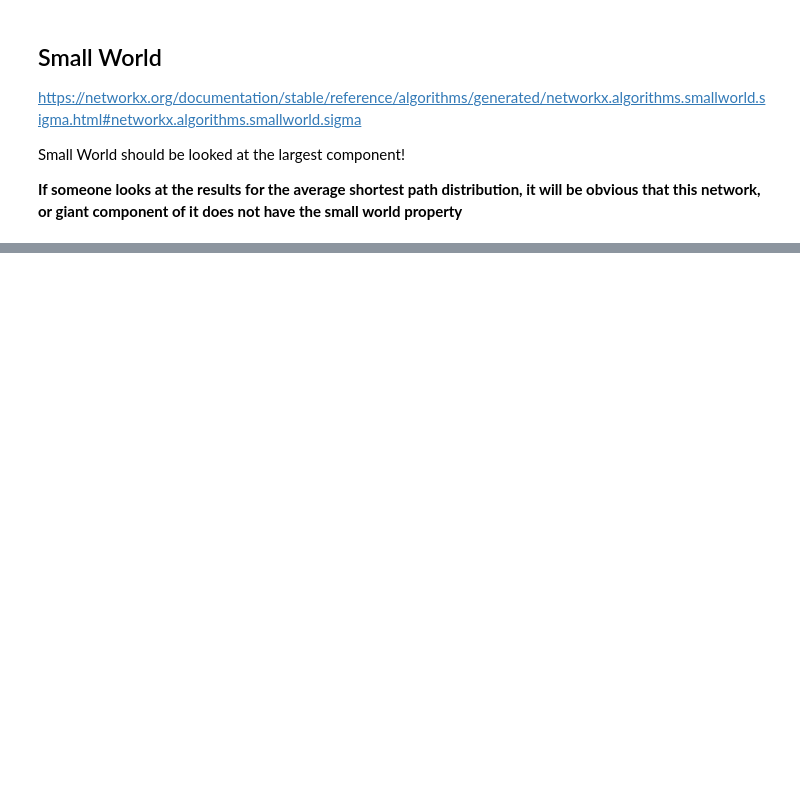
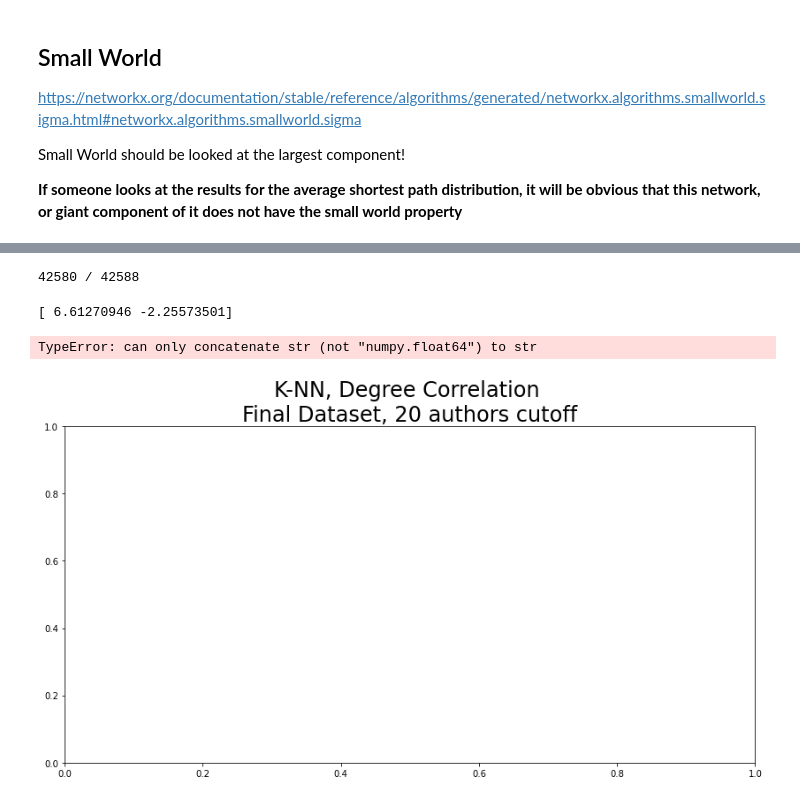
Before and after one commit to AdamGTaylor/ScientificModelling2021-2022-2, a Jupyter notebook: real_data_ana.ipynb, the cells around one changed output, grey strips where cells are left out. Cells and saved outputs as stored; diff of their text form; code cells hidden in the pictures; blank space fills up the shorter version.

```diff
--- a/real_data_ana.ipynb
+++ b/real_data_ana.ipynb
@@ -684,0 +737,59 @@ To https://github.com/AdamGTaylor/ScientificModelling2021-2022-2
+# %%
+#go through the nodes, categorize them by their degree, take their neightbors degree average, save and sum up partial results
+k_nn_partials = np.zeros((0,2))
+count = 0
+for node in components[0]:
+    if(count % 10 == 0):
+        sys.stdout.write("\r{} / {}".format(count,len(components[0])))
+        sys.stdout.flush()
+    #for each node, ge the degree
+    deg = sample_graph.degree(node)
+    n_degs = []
+    #get its neighbours
+    neighbours = [list(edge)[1] for edge in sample_graph.edges(node)]
+    for neighbour in neighbours:
+        n_degs.append(sample_graph.degree(neighbour))
+
+    k_nn_partials = np.append(k_nn_partials, np.array([[deg,sum(n_degs)/deg]]), axis=0)
+    count+=1
+
+k_nn_partials = np.array(k_nn_partials)
+
+degrees = np.unique(np.array([list(deg)[1] for deg in sample_graph.degree]))
+k_nn_finals = np.zeros((0,2))
+for deg in degrees:
+    k_nn_finals = np.append(k_nn_finals, np.array([[deg, sum(np.array(k_nn_partials[:,1][k_nn_partials[:,0] == deg]))]]), axis=0)
+# %% [output]
+42580 / 42588
+# %%
+#curve_fit
+#popt, pcov = curve_fit(powerFunction,k_nn_finals[:,0], k_nn_finals[:,1],p0 = np.asarray([-1,20**5]), maxfev=3000 )
+popt_log, pcov_log, ydatafit_log = curve_fit_log(k_nn_finals[:,0],k_nn_finals[:,1])
+
+#figure
+plt.figure(figsize=(14,7))
+
+plt.title("K-NN, Degree Correlation \nFinal Dataset, 20 authors cutoff", fontsize=24)
+
+lab0 = "Fit: k$^{" + str(popt_log[1]() + "$"
+
+plt.plot(k_nn_finals[:,0], k_nn_finals[:,1], " bo", label="Data")
+plt.plot(k_nn_finals[:,0], ydatafit_log, "--r", label=lab0)
+
+
+plt.xlabel("k (degree)", fontsize=20)
+plt.ylabel("k$_{nn}$ (k)", fontsize=20)
+plt.tick_params(labelsize=18,axis="both",size=17)
+plt.tick_params(which="minor",axis="both",size=7)
+
+plt.xscale("log")
+plt.yscale("log")
+plt.legend(loc="best", fontsize=17)
+plt.grid(linestyle="--")
+
+plt.savefig("figs/k_nn_from_realdata.pdf",format="pdf",bbox_inches="tight")
+plt.show()
+# %% [output]
+[ 6.61270946 -2.25573501]
+TypeError: can only concatenate str (not "numpy.float64") to str
+[figure, added]
```
Also changed, not shown: parts of 37 cells of this notebook, 5 other files.
